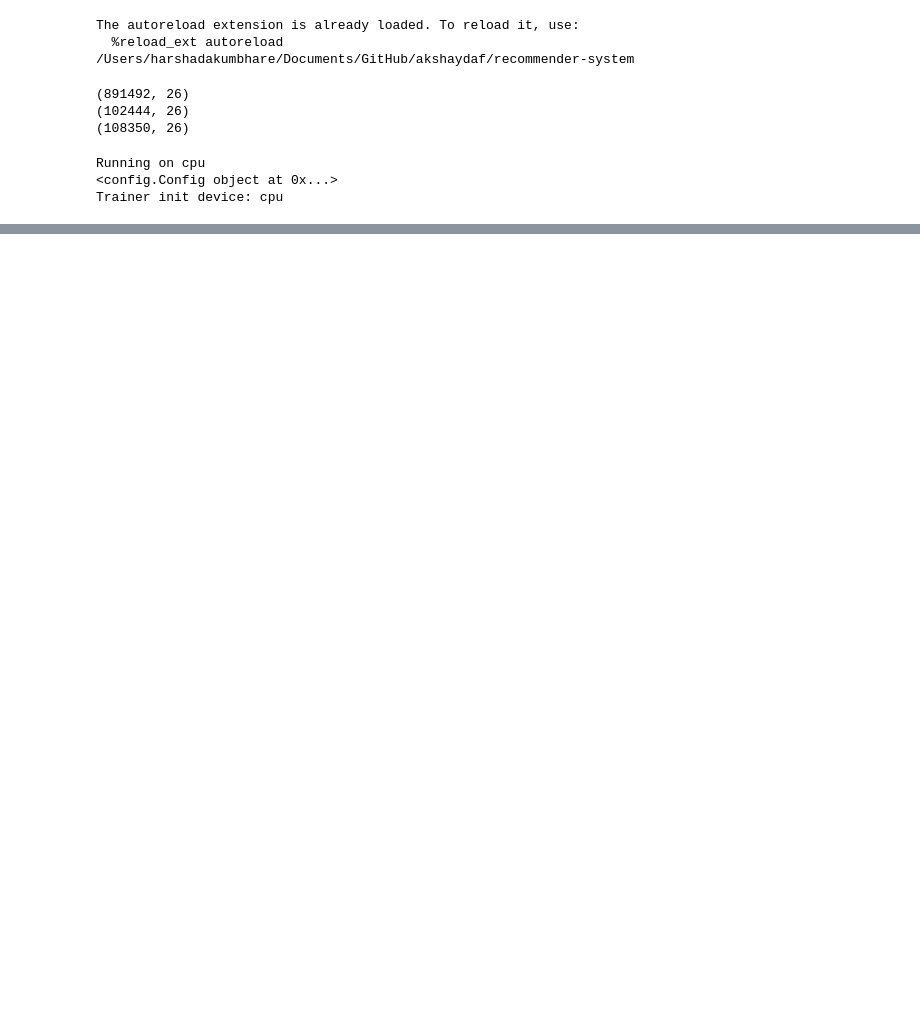
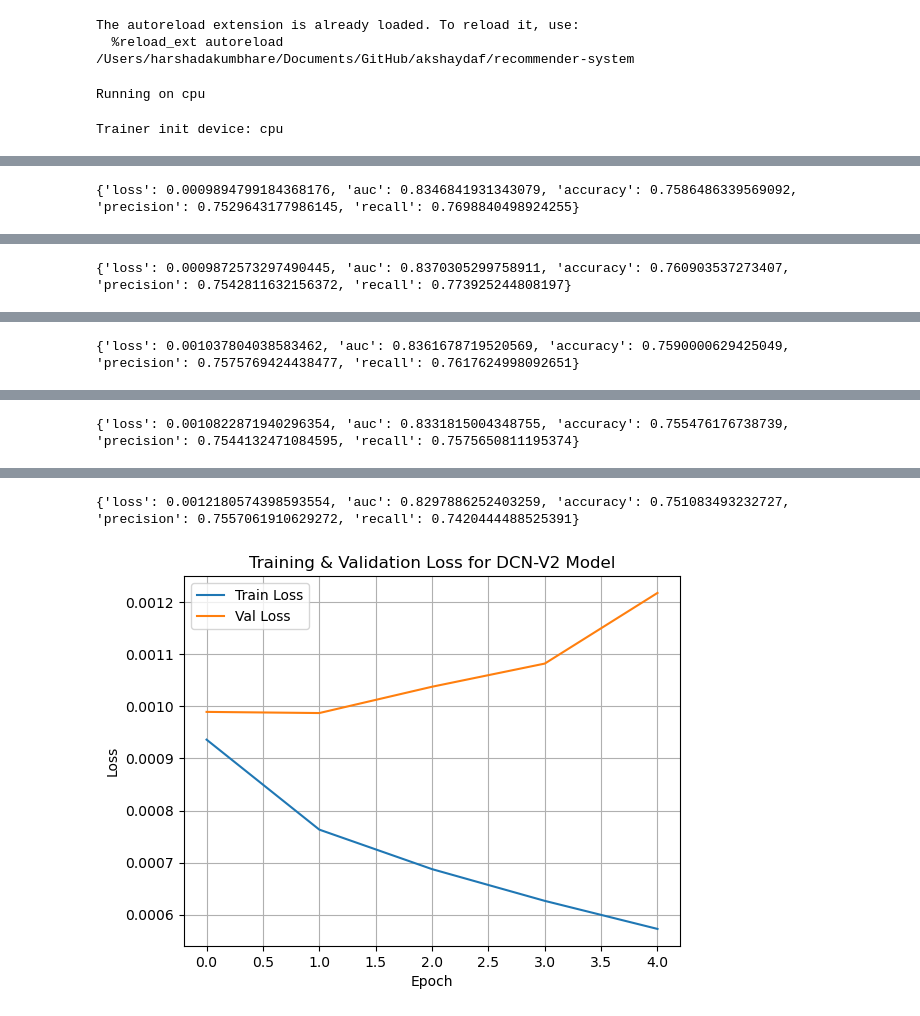
Before and after one commit to akhil-arun/recommender-system, a Jupyter notebook: experiments/dcn_v2.ipynb, the cells around one changed output, grey strips where cells are left out. Drawn from its saved outputs; the diff is of its cells as text; code cells hidden in the pictures; blank space fills up the shorter version.

```diff
--- a/experiments/dcn_v2.ipynb
+++ b/experiments/dcn_v2.ipynb
@@ -12,7 +12,7 @@ print(root)
 sys.path.insert(0, root)
 data_dir = "../data"
 config_file = "../configs/config_dcn_v2_sequential.yaml"
-device = torch.device("mps") if torch.backends.mps.is_available() else torch.device("cpu")
+device_string = "cpu"
 # %% [output]
 The autoreload extension is already loaded. To reload it, use:
   %reload_ext autoreload
@@ -152,34 +154,54 @@ def build_dcnv2_input(examples, users, movies):
 train_df = build_dcnv2_input(train_exs, users, movies)
 val_df   = build_dcnv2_input(val_exs, users, movies)
 test_df   = build_dcnv2_input(test_exs, users, movies)
-# %%
-print(train_df.shape)
-print(val_df.shape)
-print(test_df.shape)
-# %% [output]
-(891492, 26)
-(102444, 26)
-(108350, 26)
+# %%
+# Read config from file or here.
+from argparse import Namespace
+import torch
+from config import Config
+import yaml
+
+read_config_locally = False
+
+device = torch.device(device_string)
+print("Running on", device)
+
+def dict_to_namespace(d):
+    return Namespace(**{k: dict_to_namespace(v) if isinstance(v, dict) else v for k, v in d.items()})
+
+if read_config_locally:
+    config = {
+        'train': {
+            'batch_size': 512,
+            'lr': 0.001,
+            'num_epochs': 5,
+            'device': device_string
+        },
+        'network': {
+            'model': 'dcn_v2_sequential',
+            'num_cross_layers': 3,
+            # 'hidden_dims': [128, 64, 32],
+            'hidden_dims': [64, 32],
+            'dropout': 0.2
+        }
+    }
+    config = dict_to_namespace(config)
+else:
+    with open(config_file, 'r') as file:
+        config_dict = yaml.safe_load(file)
+        config = Config(config_dict=config_dict)
+# %% [output]
+Running on cpu
 # %%
 
 from models.sequential_dcn_v2 import DCNV2_Sequential
 from models.vanilla_nn import TwoLayerNet
 from trainer import Trainer
-from data_utils.datasets import CustomDataset
-import torch
+from data_utils.datasets import DCNV2Dataset
 from torch.utils.data import DataLoader, TensorDataset
 import argparse
-import yaml
-from config import Config
 import pandas as pd
 
-print("Running on", device)
-
-with open(config_file, 'r') as file:
-    config_dict = yaml.safe_load(file)
-    config = Config(config_dict=config_dict)
-print(config)
-config.train.device = device
 target_column = 'Rating'
 train_df = train_df.astype(int)
 val_df = val_df.astype(int)
@@ -208,12 +230,12 @@ num_dense_features = len(dense_columns)
 
 train_X_dense_input = torch.tensor(train_df[dense_columns].values, device=device)
 train_y = torch.tensor(train_df[target_column].values, dtype=torch.float32, device=device)
-train_dataset = CustomDataset(create_x_sparse_input(train_df, sparse_feature_info), train_X_dense_input, train_y)
+train_dataset = DCNV2Dataset(create_x_sparse_input(train_df, sparse_feature_info), train_X_dense_input, train_y)
 train_loader = DataLoader(train_dataset, batch_size=config.train.batch_size, shuffle=True)
 
 val_X_dense_input = torch.tensor(val_df[dense_columns].values, device=device)
 val_y = torch.tensor(val_df[target_column].values, dtype=torch.float32, device=device)
-val_dataset = CustomDataset(create_x_sparse_input(val_df, sparse_feature_info), val_X_dense_input, val_y)
+val_dataset = DCNV2Dataset(create_x_sparse_input(val_df, sparse_feature_info), val_X_dense_input, val_y)
 val_loader = DataLoader(val_dataset, batch_size=config.train.batch_size, shuffle=True)
 
 
@@ -225,6 +247,4 @@ trainer = Trainer(model, None, config, train_loader=train_loader, lr=float(confi
 
 trainer.fit()
 # %% [output]
-Running on cpu
-<config.Config object at 0x...>
 Trainer init device: cpu
@@ -230,0 +252 @@ Trainer init device: cpu
+{'loss': 0.0009894799184368176, 'auc': 0.8346841931343079, 'accuracy': 0.7586486339569092, 'precision': 0.7529643177986145, 'recall': 0.7698840498924255}
@@ -230,0 +254 @@ Trainer init device: cpu
+{'loss': 0.0009872573297490445, 'auc': 0.8370305299758911, 'accuracy': 0.760903537273407, 'precision': 0.7542811632156372, 'recall': 0.773925244808197}
@@ -230,0 +256 @@ Trainer init device: cpu
+{'loss': 0.001037804038583462, 'auc': 0.8361678719520569, 'accuracy': 0.7590000629425049, 'precision': 0.7575769424438477, 'recall': 0.7617624998092651}
@@ -230,0 +258 @@ Trainer init device: cpu
+{'loss': 0.0010822871940296354, 'auc': 0.8331815004348755, 'accuracy': 0.755476176738739, 'precision': 0.7544132471084595, 'recall': 0.7575650811195374}
@@ -230,0 +260,2 @@ Trainer init device: cpu
+{'loss': 0.0012180574398593554, 'auc': 0.8297886252403259, 'accuracy': 0.751083493232727, 'precision': 0.7557061910629272, 'recall': 0.7420444488525391}
+[figure, added]
```
Also changed, not shown: parts of 4 cells of this notebook, 1 other file.
